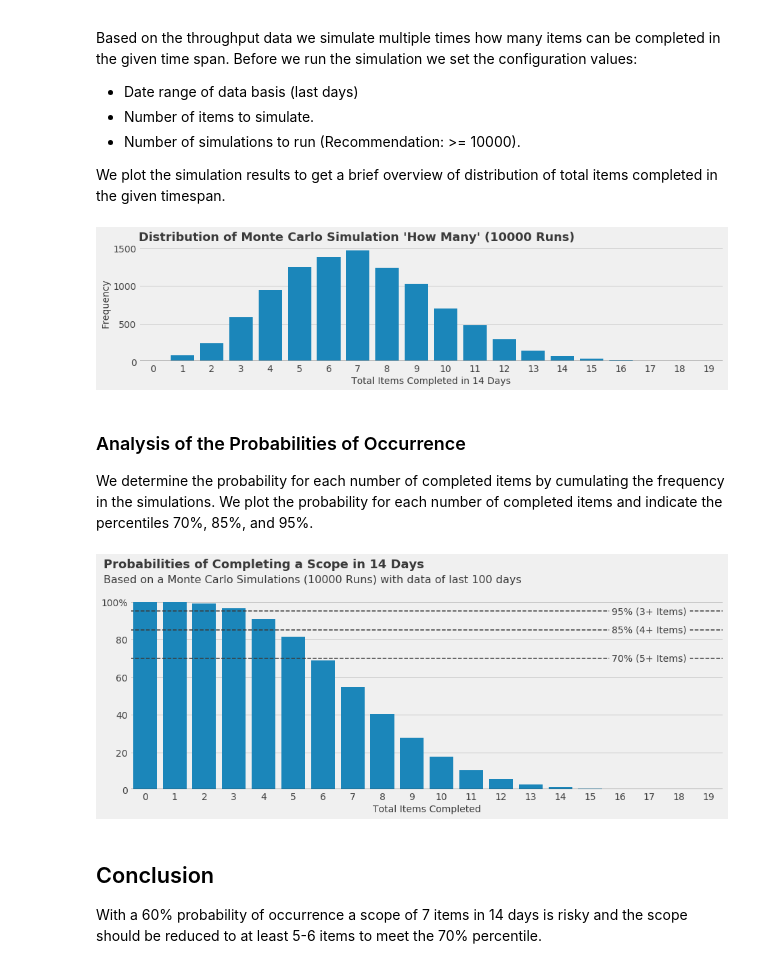
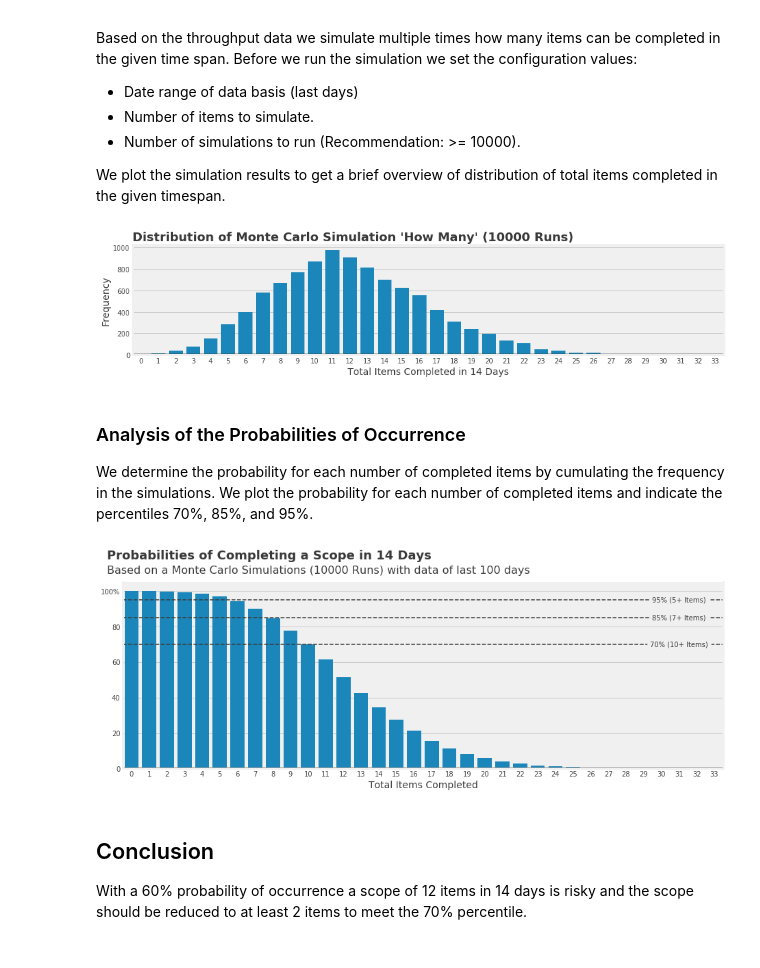
Before and after one commit to jabopiti/kanban-monte-carlo-simulation, a Jupyter notebook: Kanban-Monte_Carlo-How_Many.ipynb, the cells around one changed output. Drawn from its saved outputs; the diff is of its cells as text; code cells hidden in the pictures.

Commit message:
Fix issue #5: Filter for last X days works again

````diff
--- a/Kanban-Monte_Carlo-How_Many.ipynb
+++ b/Kanban-Monte_Carlo-How_Many.ipynb
@@ -44,7 +44,7 @@ Workflow:
 ```
 The CSV file contains all items that were created and moved through during the measurement. We just take the relevant data of completed items: completion date and type
 # %%
-kanban_data = pd.read_csv('data.csv', usecols=['Done', 'Type'], parse_dates=['Done']).dropna()
+kanban_data = pd.read_csv('batman.csv', usecols=['Done', 'Type'], parse_dates=['Done']).dropna()
 kanban_data.head(1)
 # %% [output]
 |  | Done | Type |
@@ -59,7 +59,7 @@ Therefore, we sum up the completed items per day and add the missing dates with
 # %%
 throughput = pd.crosstab(
     kanban_data.Done, kanban_data.Type, colnames=[None]).reset_index()
-throughput['Throughput'] = throughput.Bug + throughput.Story + throughput.Task
+throughput['Throughput'] = throughput.Bug + throughput.Story + throughput.Aufgabe
 date_range = pd.date_range(
     start=throughput.Done.min(), end=throughput.Done.max())
 throughput = throughput.set_index('Done').reindex(
@@ -86,23 +86,23 @@ We plot the simulation results to get a brief overview of distribution of total
 # %%
 ### SETTINGS ####
 LAST_DAYS = 100
 SIMULATION_DAYS = 14
 SIMULATIONS = 10000
 ###
-dataset = throughput[['Throughput']][: LAST_DAYS].reset_index(drop=True)
+dataset = throughput[['Throughput']].tail(LAST_DAYS).reset_index(drop=True)
 samples = [dataset.sample(n=SIMULATION_DAYS, replace=True).sum(
 ).Throughput for i in range(SIMULATIONS)]
 samples = pd.DataFrame(samples, columns=['Items'])
 distribution = samples.groupby(['Items']).size().reset_index(name='Frequency')
 plt.figure(figsize=(14, 3))
 ax = sns.barplot(x='Items', y='Frequency', data=distribution, color=barblue)
 ax.set_title(f"Distribution of Monte Carlo Simulation 'How Many' ({SIMULATIONS} Runs)", loc='left',
              fontdict={'size': 18, 'weight': 'semibold'})
 ax.set_xlabel(f"Total Items Completed in {SIMULATION_DAYS} Days")
 ax.set_ylabel('Frequency')
 ax.axhline(y=SIMULATIONS*0.001, color=darkgrey, alpha=.5);
 # %% [output]
-[figure, old version]
+[figure, new version]
 # %% [markdown]
 ### Analysis of the Probabilities of Occurrence
 We determine the probability for each number of completed items by cumulating the frequency in the simulations. We plot the probability for each number of completed items and indicate the percentiles 70%, 85%, and 95%.
@@ -131,7 +131,7 @@ ax.text(y=95, x=label_xpos, s=f'95%% (%d+ Items)' % samples.Items.quantile(0.05)
         va='center', ha='center', backgroundcolor='#F0F0F0')
 ax.set_yticklabels(labels=['0', '20', '40', '60', '80', '100%']);
 # %% [output]
-[figure, old version]
+[figure, new version]
 # %% [markdown]
 ## Conclusion
-With a 60% probability of occurrence a scope of 7 items in 14 days is risky and the scope should be reduced to at least 5-6 items to meet the 70% percentile.
+With a 60% probability of occurrence a scope of 12 items in 14 days is risky and the scope should be reduced to at least 2 items to meet the 70% percentile.
````
Also changed, not shown: parts of 2 cells of this notebook, 1 other file.
